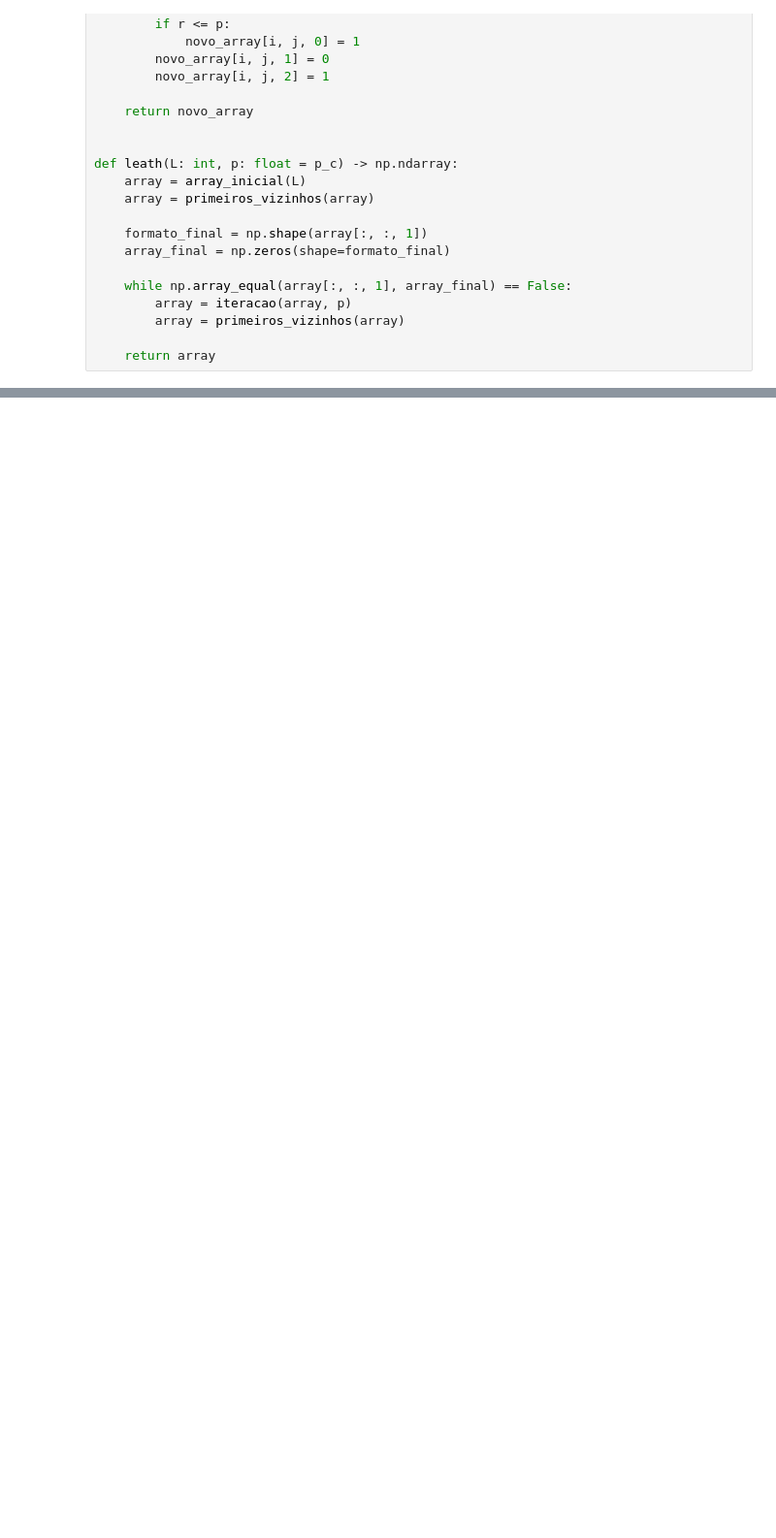
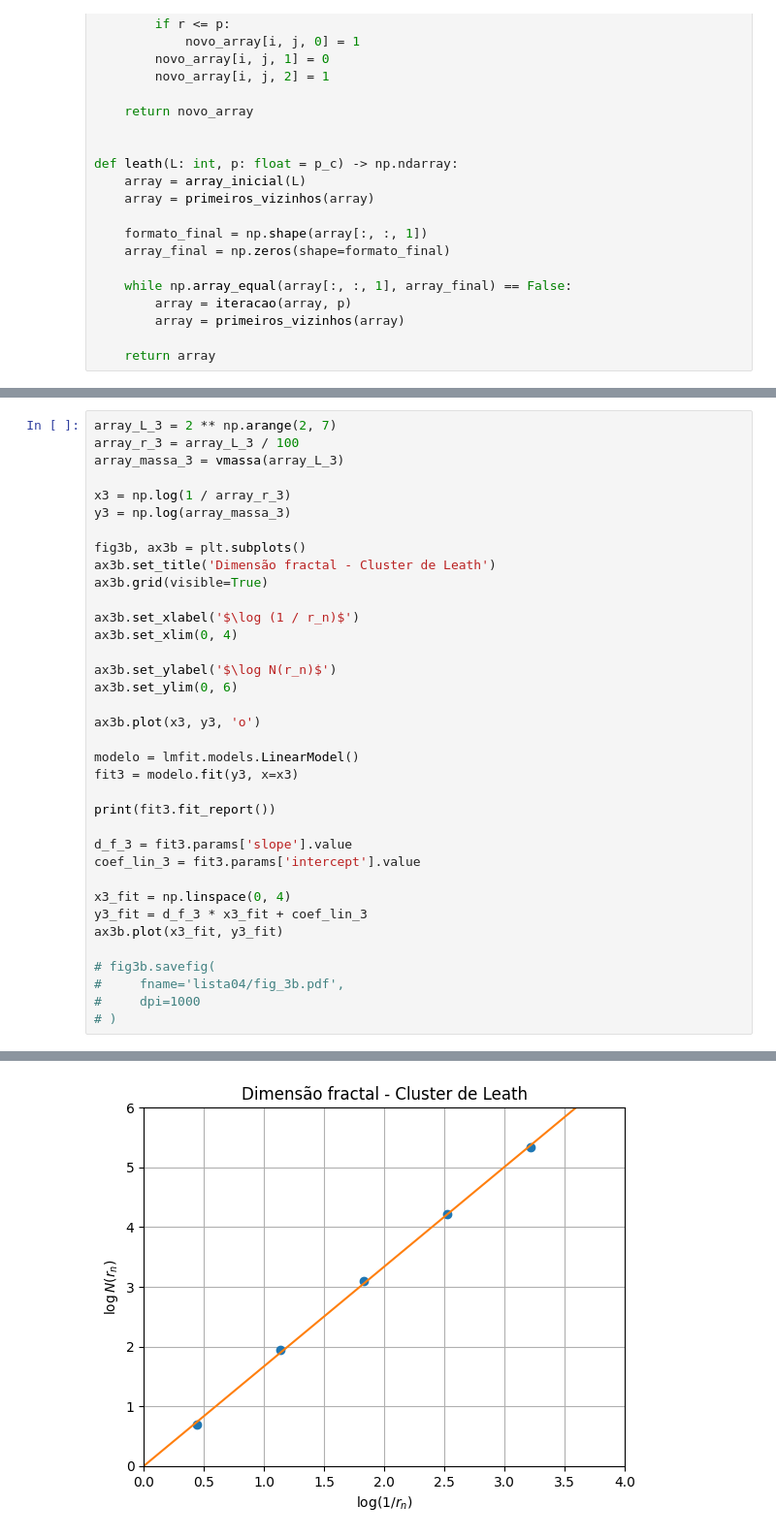
Before and after one commit to vdvdlk/metcomp2, a Jupyter notebook: lista04.ipynb, the cells around one changed output, grey strips where cells are left out. Shown: that part at 97% size. Cells and saved outputs as stored; diff of their text form; blank space fills up the shorter version.

```diff
--- a/lista04.ipynb
+++ b/lista04.ipynb
@@ -394,0 +280,37 @@ print(A * B)
+# %%
+array_L_3 = 2 ** np.arange(2, 7)
+array_r_3 = array_L_3 / 100
+array_massa_3 = vmassa(array_L_3)
+
+x3 = np.log(1 / array_r_3)
+y3 = np.log(array_massa_3)
+
+fig3b, ax3b = plt.subplots()
+ax3b.set_title('Dimensão fractal - Cluster de Leath')
+ax3b.grid(visible=True)
+
+ax3b.set_xlabel('$\log (1 / r_n)$')
+ax3b.set_xlim(0, 4)
+
+ax3b.set_ylabel('$\log N(r_n)$')
+ax3b.set_ylim(0, 6)
+
+ax3b.plot(x3, y3, 'o')
+
+modelo = lmfit.models.LinearModel()
+fit3 = modelo.fit(y3, x=x3)
+
+print(fit3.fit_report())
+
+d_f_3 = fit3.params['slope'].value
+coef_lin_3 = fit3.params['intercept'].value
+
+x3_fit = np.linspace(0, 4)
+y3_fit = d_f_3 * x3_fit + coef_lin_3
+ax3b.plot(x3_fit, y3_fit)
+
+# fig3b.savefig(
+#     fname='lista04/fig_3b.pdf',
+#     dpi=1000
+# )
+# %% [output]
@@ -394,0 +334 @@ print(A * B)
+[figure, added]
```
Also changed, not shown: parts of 17 cells of this notebook, 3 other files.
